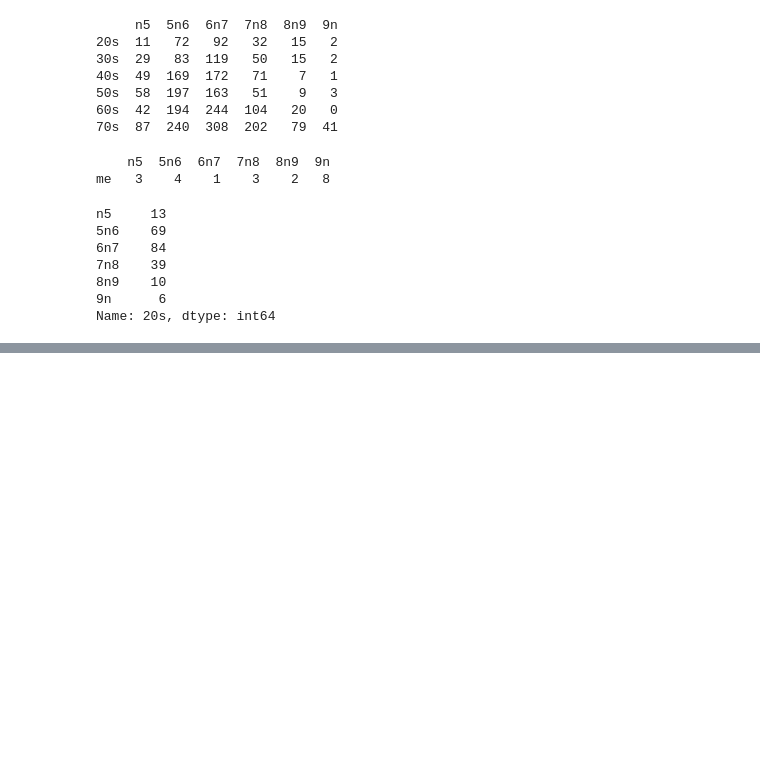
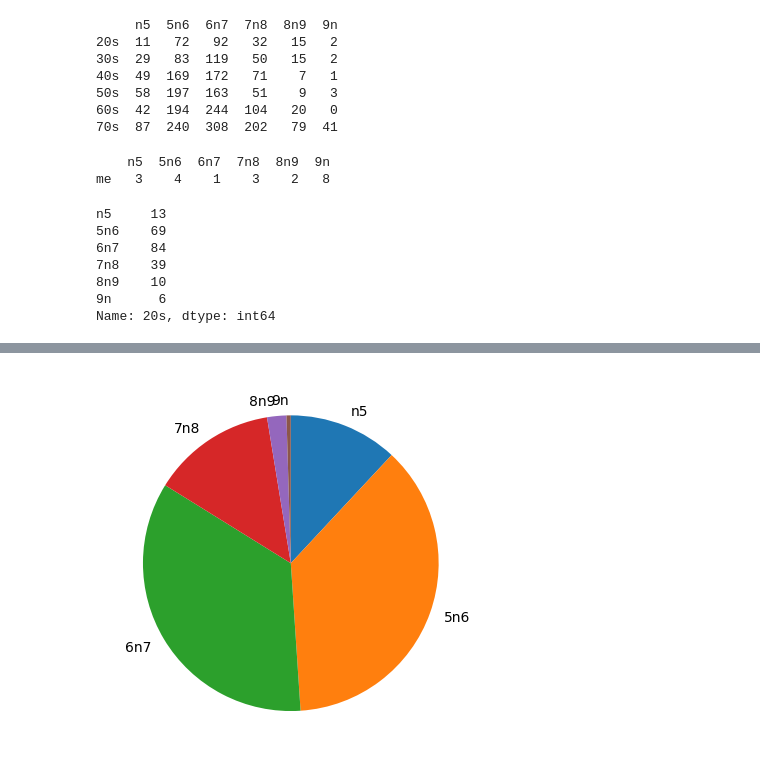
Before and after one commit to naaaahah/DSProg2, a Jupyter notebook: testing.ipynb, the cells around one changed output, grey strips where cells are left out. Cells and saved outputs as stored; diff of their text form; code cells hidden in the pictures; blank space fills up the shorter version.

```diff
--- a/testing.ipynb
+++ b/testing.ipynb
@@ -72,0 +79,5 @@ plt.show()
+# %%
+plt.pie(data_man_40s.values, labels = label, counterclock=False, startangle=90)
+plt.show()
+# %% [output]
+[figure, added]
```
Also changed, not shown: parts of 13 cells of this notebook, 1 other file.
